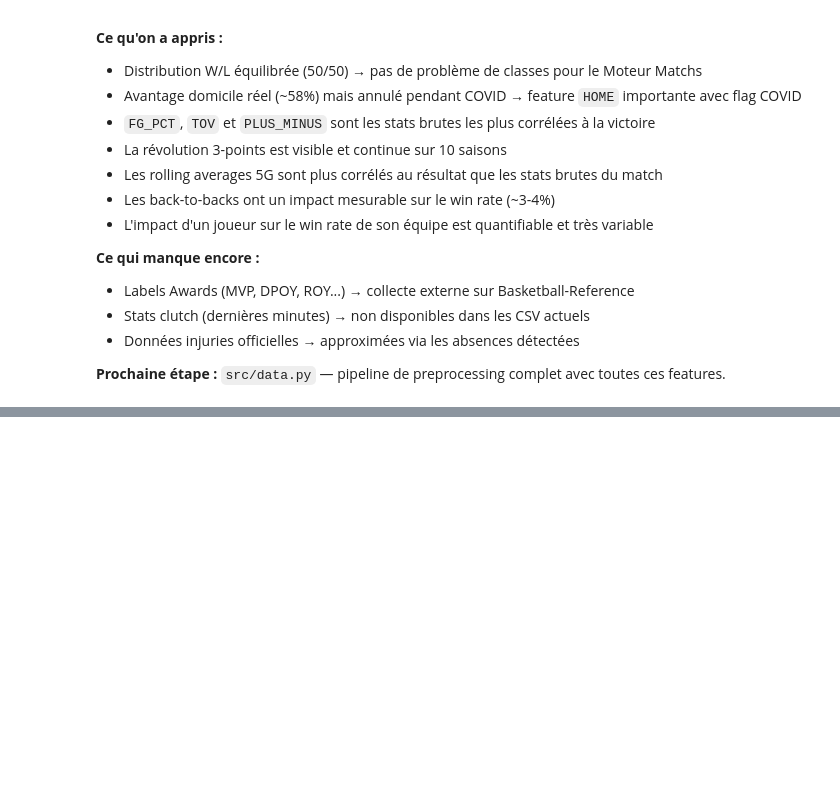
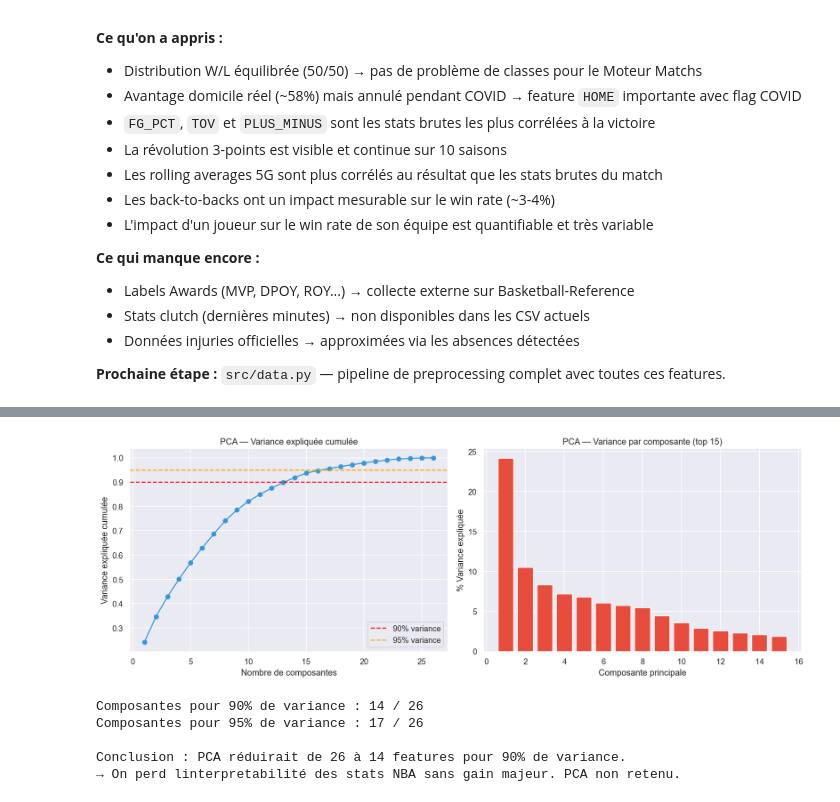
Before and after one commit to nathanpro-prog/ml-poc, a Jupyter notebook: notebooks/Exploration_data.ipynb, the cells around one changed output, grey strips where cells are left out. Cells and saved outputs as stored; diff of their text form; code cells hidden in the pictures; blank space fills up the shorter version.

```diff
--- a/notebooks/Exploration_data.ipynb
+++ b/notebooks/Exploration_data.ipynb
@@ -908,0 +1013,52 @@ TOTAL : 50 features engineerées
+# %%
+from sklearn.preprocessing import StandardScaler
+from sklearn.decomposition import PCA
+
+FEATURE_COLS = [f'ROLL5_{c}' for c in ROLL_COLS] + \
+               [f'ROLL10_{c}' for c in ROLL_COLS] + \
+               ['DAYS_REST','BACK_TO_BACK','GAMES_LAST_7D','WIN_STREAK']
+
+X = df[FEATURE_COLS].dropna()
+y = df.loc[X.index, 'WL_BIN']
+
+scaler = StandardScaler()
+X_scaled = scaler.fit_transform(X)
+
+pca = PCA()
+pca.fit(X_scaled)
+
+explained = np.cumsum(pca.explained_variance_ratio_)
+
+fig, axes = plt.subplots(1, 2, figsize=(14, 5))
+
+axes[0].plot(range(1, len(explained)+1), explained, marker='o', color='#3498db')
+axes[0].axhline(0.90, color='red',   linestyle='--', label='90% variance')
+axes[0].axhline(0.95, color='orange',linestyle='--', label='95% variance')
+axes[0].set_xlabel('Nombre de composantes')
+axes[0].set_ylabel('Variance expliquée cumulée')
+axes[0].set_title('PCA — Variance expliquée cumulée')
+axes[0].legend()
+
+axes[1].bar(range(1, min(15,len(pca.explained_variance_ratio_))+1),
+            pca.explained_variance_ratio_[:15] * 100, color='#e74c3c')
+axes[1].set_xlabel('Composante principale')
+axes[1].set_ylabel('% Variance expliquée')
+axes[1].set_title('PCA — Variance par composante (top 15)')
+
+plt.tight_layout()
+plt.savefig('../nba_data/plots/16_pca_analysis.png', bbox_inches='tight')
+plt.show()
+
+n_90 = np.argmax(explained >= 0.90) + 1
+n_95 = np.argmax(explained >= 0.95) + 1
+print(f'Composantes pour 90% de variance : {n_90} / {len(FEATURE_COLS)}')
+print(f'Composantes pour 95% de variance : {n_95} / {len(FEATURE_COLS)}')
+print(f'\nConclusion : PCA réduirait de {len(FEATURE_COLS)} à {n_90} features pour 90% de variance.')
+print('→ On perd linterpretabilité des stats NBA sans gain majeur. PCA non retenu.')
+# %% [output]
+[figure, added]
+Composantes pour 90% de variance : 14 / 26
+Composantes pour 95% de variance : 17 / 26
+
+Conclusion : PCA réduirait de 26 à 14 features pour 90% de variance.
+→ On perd linterpretabilité des stats NBA sans gain majeur. PCA non retenu.
```
Also changed, not shown: parts of 3 cells of this notebook.
